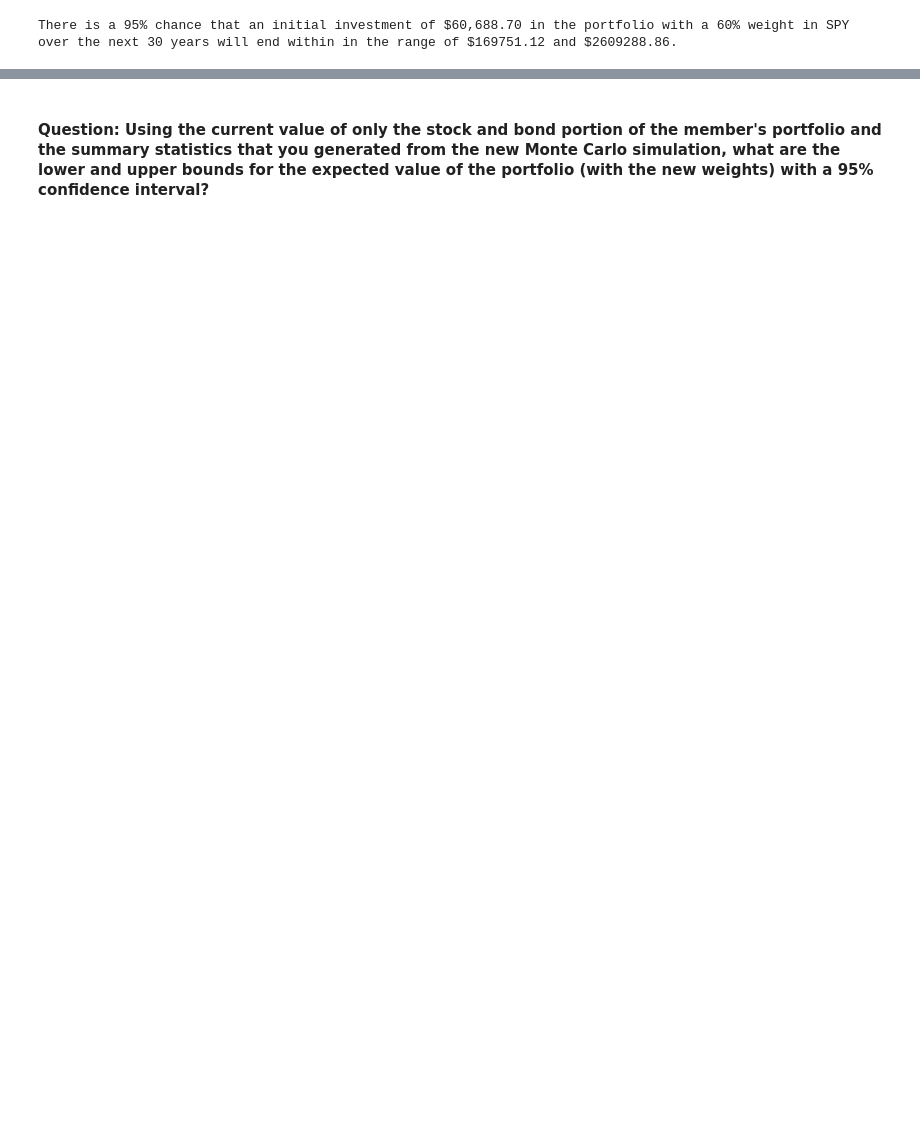
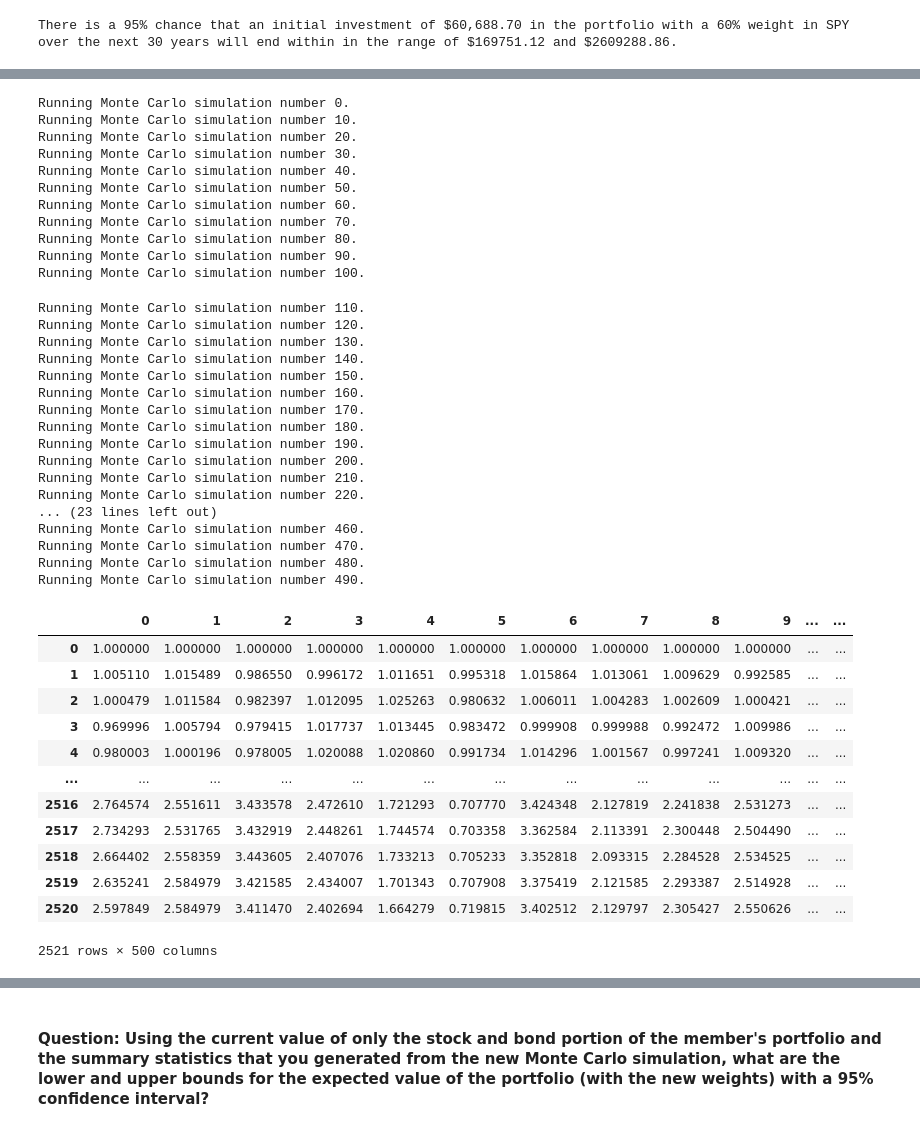
Before and after one commit to jgrichardson/emergency_and_retirement, a Jupyter notebook: financial_planning_tools.ipynb, the cells around one changed output, grey strips where cells are left out. Saved outputs shown, nothing was run; the diff lists cells and outputs as text; code cells hidden in the pictures; blank space fills up the shorter version.

```diff
--- a/financial_planning_tools.ipynb
+++ b/financial_planning_tools.ipynb
@@ -500,6 +492,48 @@ For this new Monte Carlo simulation, do the following:
 # %%
 # Run the Monte Carlo simulation to forecast 10 years cumulative returns
-# YOUR CODE HERE
+MC_weight_80_spy.calc_cumulative_return()
+# %% [output]
+Running Monte Carlo simulation number 0.
+Running Monte Carlo simulation number 10.
+Running Monte Carlo simulation number 20.
+Running Monte Carlo simulation number 30.
+Running Monte Carlo simulation number 40.
+Running Monte Carlo simulation number 50.
+Running Monte Carlo simulation number 60.
+Running Monte Carlo simulation number 70.
+Running Monte Carlo simulation number 80.
+Running Monte Carlo simulation number 90.
+Running Monte Carlo simulation number 100.
+Running Monte Carlo simulation number 110.
+Running Monte Carlo simulation number 120.
+Running Monte Carlo simulation number 130.
+Running Monte Carlo simulation number 140.
+Running Monte Carlo simulation number 150.
+Running Monte Carlo simulation number 160.
+Running Monte Carlo simulation number 170.
+Running Monte Carlo simulation number 180.
+Running Monte Carlo simulation number 190.
+Running Monte Carlo simulation number 200.
+Running Monte Carlo simulation number 210.
+Running Monte Carlo simulation number 220.
+... (23 lines left out)
+Running Monte Carlo simulation number 460.
+Running Monte Carlo simulation number 470.
+Running Monte Carlo simulation number 480.
+Running Monte Carlo simulation number 490.
+|  | 0 | 1 | 2 | 3 | 4 | 5 | 6 | 7 | 8 | 9 | ... | ... |
+| 0 | 1.000000 | 1.000000 | 1.000000 | 1.000000 | 1.000000 | 1.000000 | 1.000000 | 1.000000 | 1.000000 | 1.000000 | ... | ... |
+| 1 | 1.005110 | 1.015489 | 0.986550 | 0.996172 | 1.011651 | 0.995318 | 1.015864 | 1.013061 | 1.009629 | 0.992585 | ... | ... |
+| 2 | 1.000479 | 1.011584 | 0.982397 | 1.012095 | 1.025263 | 0.980632 | 1.006011 | 1.004283 | 1.002609 | 1.000421 | ... | ... |
+| 3 | 0.969996 | 1.005794 | 0.979415 | 1.017737 | 1.013445 | 0.983472 | 0.999908 | 0.999988 | 0.992472 | 1.009986 | ... | ... |
+| 4 | 0.980003 | 1.000196 | 0.978005 | 1.020088 | 1.020860 | 0.991734 | 1.014296 | 1.001567 | 0.997241 | 1.009320 | ... | ... |
+| ... | ... | ... | ... | ... | ... | ... | ... | ... | ... | ... | ... | ... |
+| 2516 | 2.764574 | 2.551611 | 3.433578 | 2.472610 | 1.721293 | 0.707770 | 3.424348 | 2.127819 | 2.241838 | 2.531273 | ... | ... |
+| 2517 | 2.734293 | 2.531765 | 3.432919 | 2.448261 | 1.744574 | 0.703358 | 3.362584 | 2.113391 | 2.300448 | 2.504490 | ... | ... |
+| 2518 | 2.664402 | 2.558359 | 3.443605 | 2.407076 | 1.733213 | 0.705233 | 3.352818 | 2.093315 | 2.284528 | 2.534525 | ... | ... |
+| 2519 | 2.635241 | 2.584979 | 3.421585 | 2.434007 | 1.701343 | 0.707908 | 3.375419 | 2.121585 | 2.293387 | 2.514928 | ... | ... |
+| 2520 | 2.597849 | 2.584979 | 3.411470 | 2.402694 | 1.664279 | 0.719815 | 3.402512 | 2.129797 | 2.305427 | 2.550626 | ... | ... |
+2521 rows × 500 columns
 # %%
 # Visualize the 10-year Monte Carlo simulation by creating an
 # overlay line plot
```
Also changed, not shown: parts of 17 cells of this notebook.
